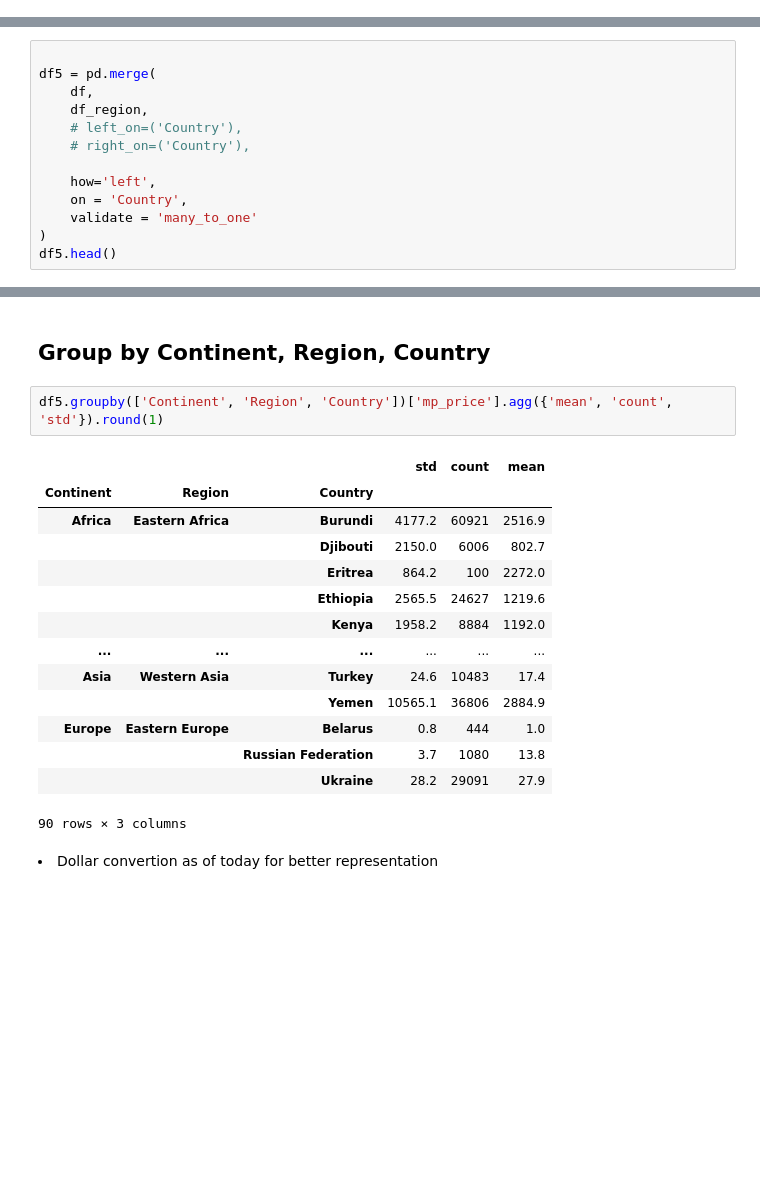
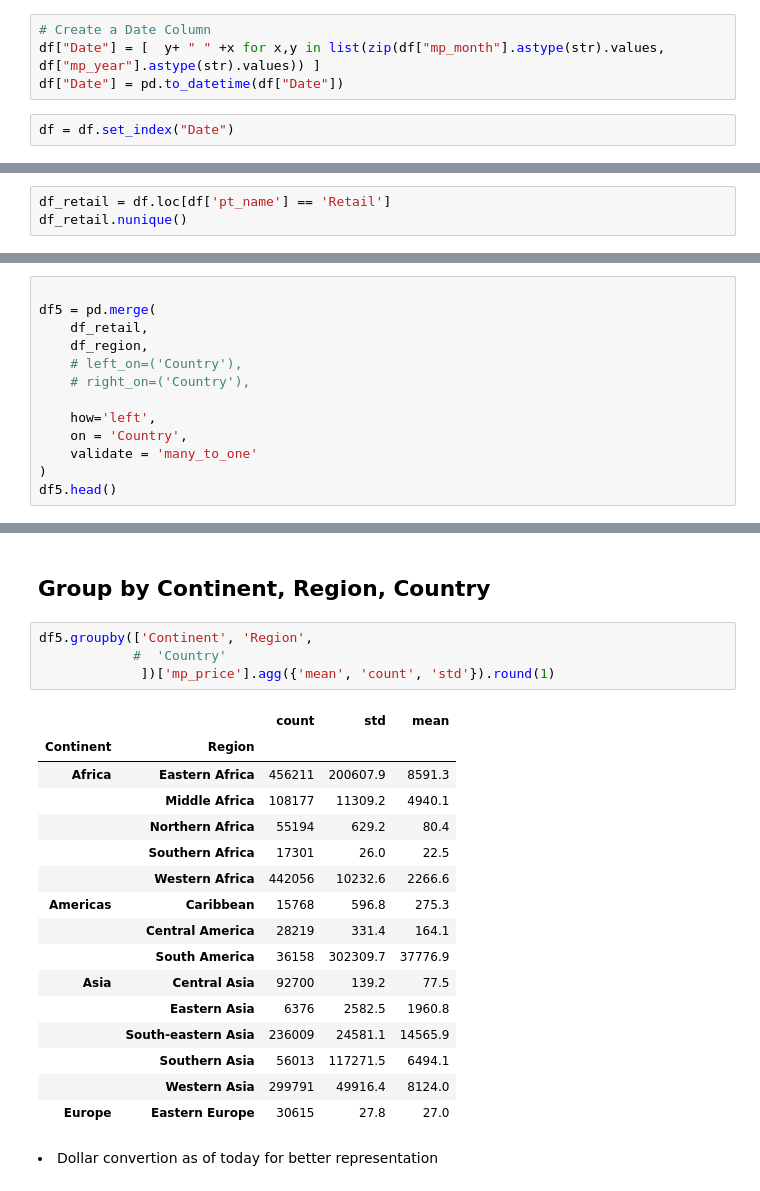
Before and after one commit to MaxSMCON/Group_2, a Jupyter notebook: Group_2_Stats.ipynb, the cells around one changed output, grey strips where cells are left out. Drawn from its saved outputs; the diff is of its cells as text; blank space fills up the shorter version.

Commit message:
Date column // retail filter

```diff
--- a/Group_2_Stats.ipynb
+++ b/Group_2_Stats.ipynb
@@ -123,3 +134,9 @@ df.head()
+# %%
+# Create a Date Column
+df["Date"] = [  y+ " " +x for x,y in list(zip(df["mp_month"].astype(str).values, df["mp_year"].astype(str).values)) ]
+df["Date"] = pd.to_datetime(df["Date"])
+# %%
+df = df.set_index("Date")
 # %% [markdown]
 # Renaming columns
 # %%
@@ -156,0 +169,3 @@ df.head()
+# %%
+df_retail = df.loc[df['pt_name'] == 'Retail']
+df_retail.nunique()
@@ -173,7 +200,7 @@ df.head()
 # %%
 
 df5 = pd.merge(
-    df,
+    df_retail,
     df_region,
     # left_on=('Country'),
     # right_on=('Country'),
@@ -223,21 +250,25 @@ dtype: int64
 # %% [markdown]
 ## Group by Continent, Region, Country
 # %%
-df5.groupby(['Continent', 'Region', 'Country'])['mp_price'].agg({'mean', 'count', 'std'}).round(1)
+df5.groupby(['Continent', 'Region',
+            #  'Country'
+             ])['mp_price'].agg({'mean', 'count', 'std'}).round(1)
 # %% [output]
-|  |  |  | std | count | mean |
-| Continent | Region | Country |  |  |  |
-| Africa | Eastern Africa | Burundi | 4177.2 | 60921 | 2516.9 |
-|  |  | Djibouti | 2150.0 | 6006 | 802.7 |
-|  |  | Eritrea | 864.2 | 100 | 2272.0 |
-|  |  | Ethiopia | 2565.5 | 24627 | 1219.6 |
-|  |  | Kenya | 1958.2 | 8884 | 1192.0 |
-| ... | ... | ... | ... | ... | ... |
-| Asia | Western Asia | Turkey | 24.6 | 10483 | 17.4 |
-|  |  | Yemen | 10565.1 | 36806 | 2884.9 |
-| Europe | Eastern Europe | Belarus | 0.8 | 444 | 1.0 |
-|  |  | Russian Federation | 3.7 | 1080 | 13.8 |
-|  |  | Ukraine | 28.2 | 29091 | 27.9 |
+|  |  | count | std | mean |
+| Continent | Region |  |  |  |
+| Africa | Eastern Africa | 456211 | 200607.9 | 8591.3 |
+|  | Middle Africa | 108177 | 11309.2 | 4940.1 |
+|  | Northern Africa | 55194 | 629.2 | 80.4 |
+|  | Southern Africa | 17301 | 26.0 | 22.5 |
+|  | Western Africa | 442056 | 10232.6 | 2266.6 |
+| Americas | Caribbean | 15768 | 596.8 | 275.3 |
+|  | Central America | 28219 | 331.4 | 164.1 |
+|  | South America | 36158 | 302309.7 | 37776.9 |
+| Asia | Central Asia | 92700 | 139.2 | 77.5 |
+|  | Eastern Asia | 6376 | 2582.5 | 1960.8 |
+|  | South-eastern Asia | 236009 | 24581.1 | 14565.9 |
+|  | Southern Asia | 56013 | 117271.5 | 6494.1 |
+|  | Western Asia | 299791 | 49916.4 | 8124.0 |
+| Europe | Eastern Europe | 30615 | 27.8 | 27.0 |
-90 rows × 3 columns
 # %% [markdown]
 <li> Dollar convertion as of today for better representation
```
Also changed, not shown: parts of 13 cells of this notebook.
